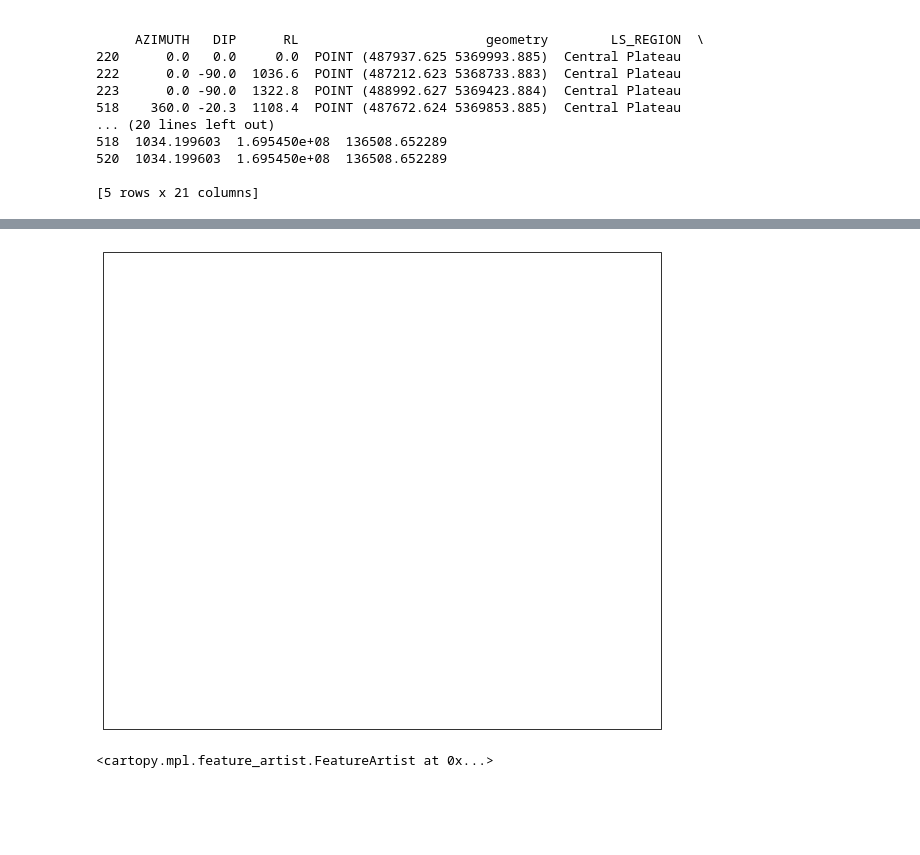
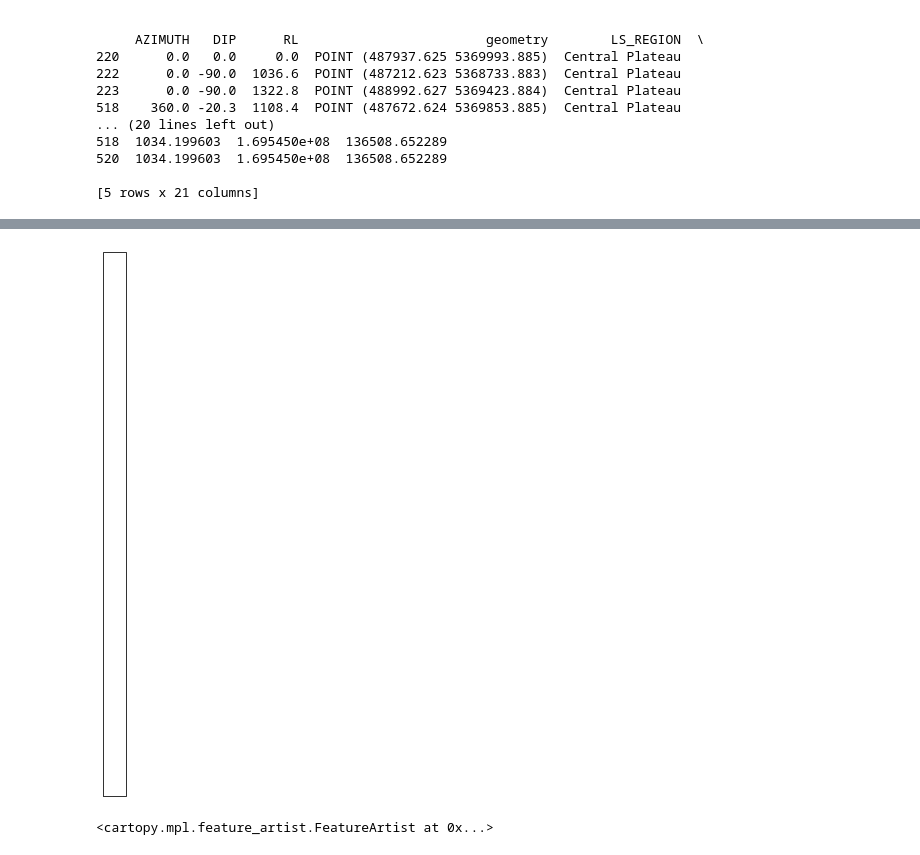
Before and after one commit to brandnewbolt/EGM722_Assessment, a Jupyter notebook: egm722_assess_a.ipynb, the cells around one changed output, grey strips where cells are left out. Saved outputs shown, nothing was run; the diff lists cells and outputs as text; code cells hidden in the pictures; blank space fills up the shorter version.

```diff
--- a/egm722_assess_a.ipynb
+++ b/egm722_assess_a.ipynb
@@ -462,15 +460,15 @@ Name: AREA_KM2, dtype: float64
 # %%
 #creates a map view
 myFig = plt.figure(figsize=(10, 10))
 
 #defines my crs as UTM ref for Tasmania
 myCRS = ccrs.UTM(55, southern_hemisphere=True)
 
 #creates an axis on which to plot data
 #ax = plt.axes(projection=myCRS) tired this, no diff
-ax = plt.axes(projection=ccrs.Mercator())
+ax = plt.axes(projection=ccrs.UTM(55, southern_hemisphere=True))
 # %% [output]
-[figure, old version]
+[figure, new version]
 # %%
 # assigns and adds western highlands polygon from subset
 ch_lga_feature = ShapelyFeature(ch_lga['geometry'], myCRS, edgecolor='k', facecolor='w')
```
Also changed, not shown: parts of 10 cells of this notebook, 2 other files.
